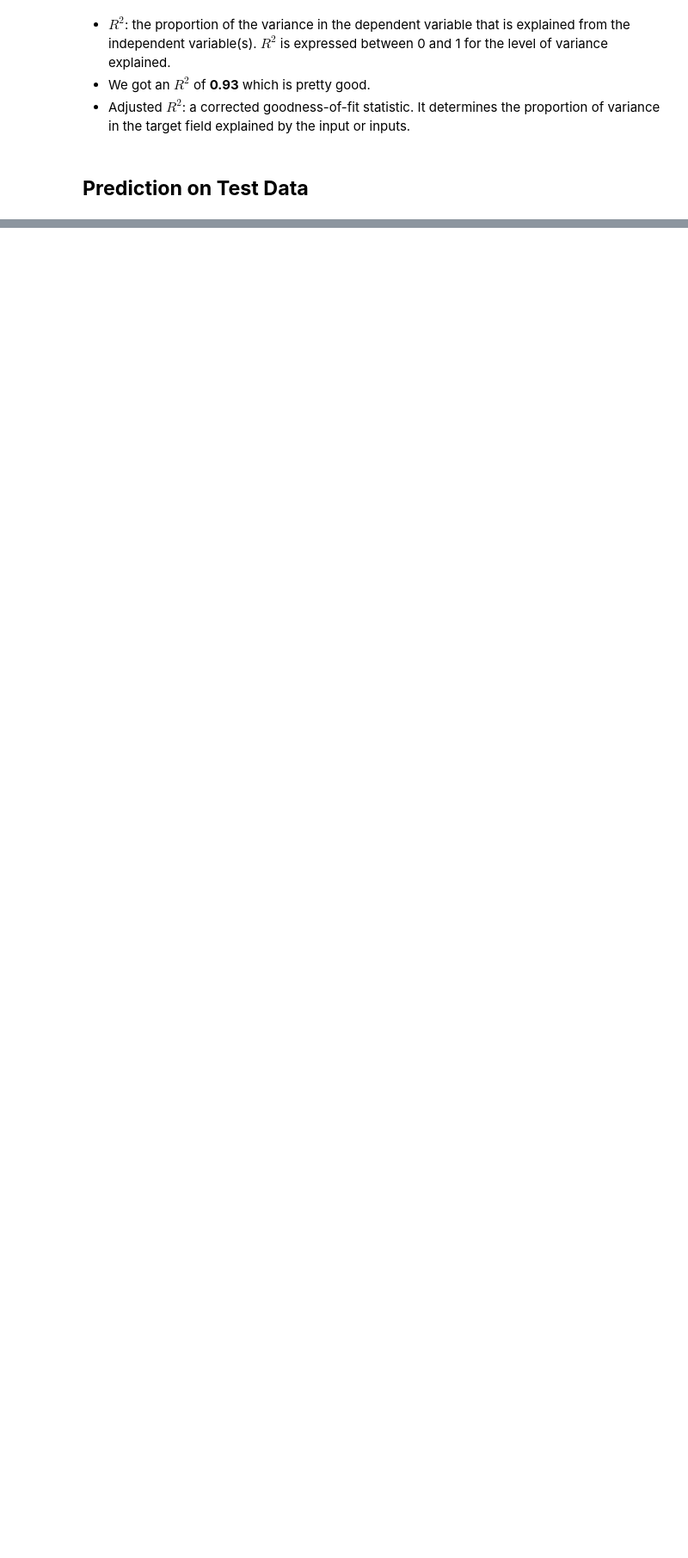
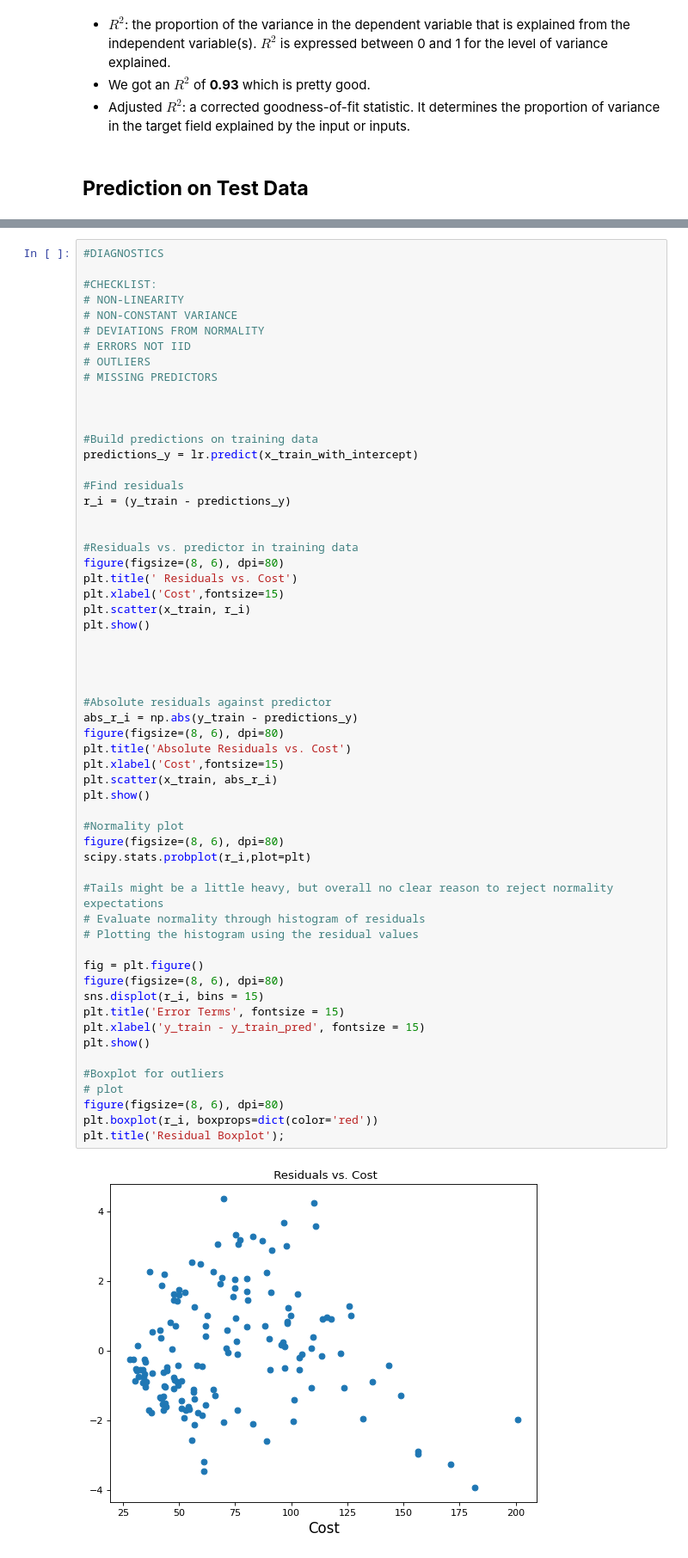
Before and after one commit to M-Abdullah-D/Training_Projects, a Jupyter notebook: Linear Regression Model Project/Notebook.ipynb, the cells around one changed output, grey strips where cells are left out. Shown at 86% size. Cells and saved outputs as stored; diff of their text form; blank space fills up the shorter version.

Commit message:
Diagnostics

```diff
--- a/Linear Regression Model Project/Notebook.ipynb
+++ b/Linear Regression Model Project/Notebook.ipynb
@@ -307,0 +341,60 @@ plt.show()
+# %%
+#DIAGNOSTICS
+
+#CHECKLIST:
+# NON-LINEARITY
+# NON-CONSTANT VARIANCE
+# DEVIATIONS FROM NORMALITY
+# ERRORS NOT IID
+# OUTLIERS
+# MISSING PREDICTORS
+
+
+
+#Build predictions on training data
+predictions_y = lr.predict(x_train_with_intercept)
+
+#Find residuals
+r_i = (y_train - predictions_y)
+
+
+#Residuals vs. predictor in training data
+figure(figsize=(8, 6), dpi=80)
+plt.title(' Residuals vs. Cost')
+plt.xlabel('Cost',fontsize=15)
+plt.scatter(x_train, r_i)
+plt.show()
+
+
+
+
+#Absolute residuals against predictor
+abs_r_i = np.abs(y_train - predictions_y)
+figure(figsize=(8, 6), dpi=80)
+plt.title('Absolute Residuals vs. Cost')
+plt.xlabel('Cost',fontsize=15)
+plt.scatter(x_train, abs_r_i)
+plt.show()
+
+#Normality plot
+figure(figsize=(8, 6), dpi=80)
+scipy.stats.probplot(r_i,plot=plt)
+
+#Tails might be a little heavy, but overall no clear reason to reject normality expectations
+# Evaluate normality through histogram of residuals
+# Plotting the histogram using the residual values
+
+fig = plt.figure()
+figure(figsize=(8, 6), dpi=80)
+sns.displot(r_i, bins = 15)
+plt.title('Error Terms', fontsize = 15)
+plt.xlabel('y_train - y_train_pred', fontsize = 15)
+plt.show()
+
+#Boxplot for outliers
+# plot
+figure(figsize=(8, 6), dpi=80)
+plt.boxplot(r_i, boxprops=dict(color='red'))
+plt.title('Residual Boxplot');
+# %% [output]
+[figure, added]
```
Also changed, not shown: parts of 7 cells of this notebook.
